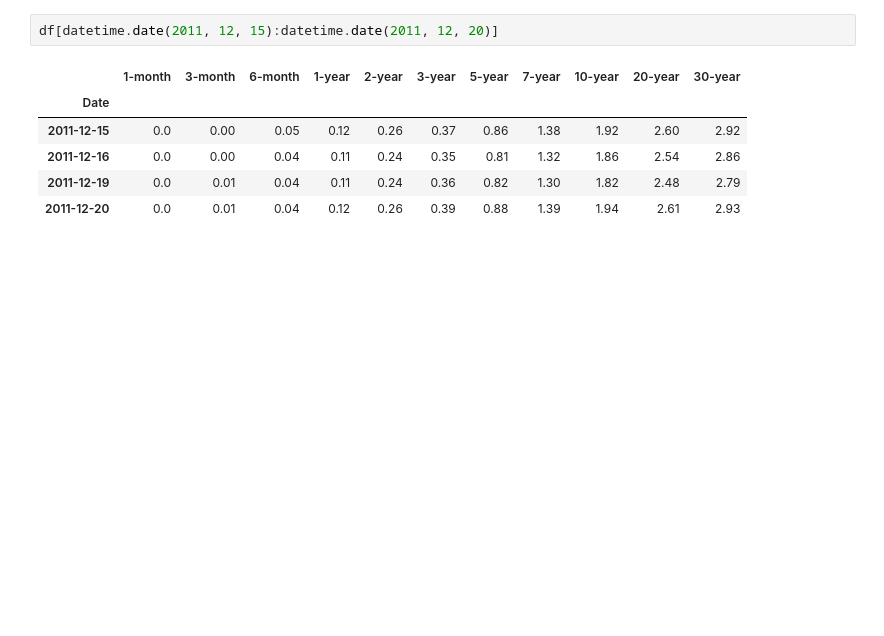
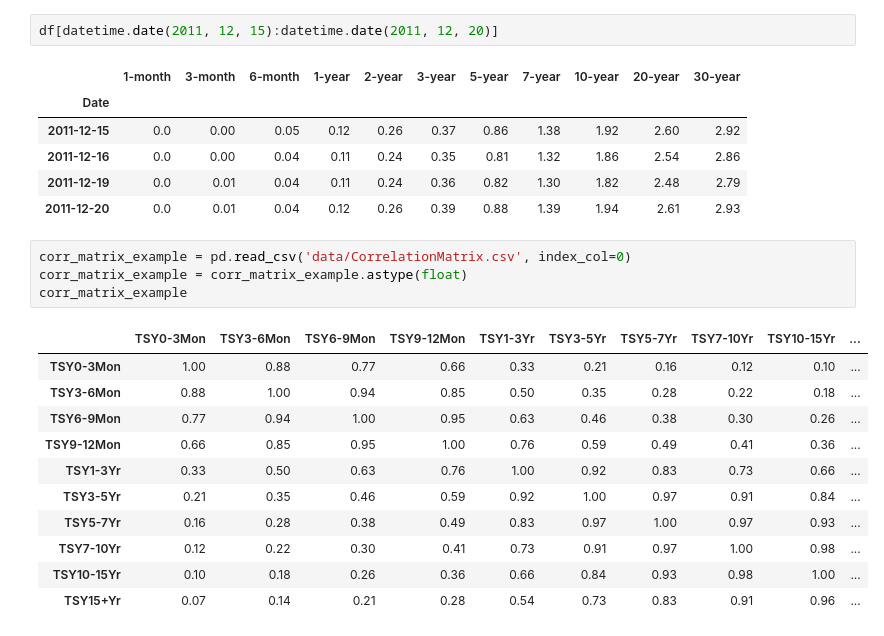
Before and after one commit to canelbiryol/Risk_Portfolio_Management, a Jupyter notebook: Homework2/Homework2.ipynb, the cells around one changed output. Drawn from its saved outputs; the diff is of its cells as text; blank space fills up the shorter version.

```diff
--- a/Homework2/Homework2.ipynb
+++ b/Homework2/Homework2.ipynb
@@ -279,3 +269,19 @@ df[datetime.date(2011, 12, 15):datetime.date(2011, 12, 20)]
 | 2011-12-16 | 0.0 | 0.00 | 0.04 | 0.11 | 0.24 | 0.35 | 0.81 | 1.32 | 1.86 | 2.54 | 2.86 |
 | 2011-12-19 | 0.0 | 0.01 | 0.04 | 0.11 | 0.24 | 0.36 | 0.82 | 1.30 | 1.82 | 2.48 | 2.79 |
 | 2011-12-20 | 0.0 | 0.01 | 0.04 | 0.12 | 0.26 | 0.39 | 0.88 | 1.39 | 1.94 | 2.61 | 2.93 |
+# %%
+corr_matrix_example = pd.read_csv('data/CorrelationMatrix.csv', index_col=0)
+corr_matrix_example = corr_matrix_example.astype(float)
+corr_matrix_example
+# %% [output]
+|  | TSY0-3Mon | TSY3-6Mon | TSY6-9Mon | TSY9-12Mon | TSY1-3Yr | TSY3-5Yr | TSY5-7Yr | TSY7-10Yr | TSY10-15Yr | ... |
+| TSY0-3Mon | 1.00 | 0.88 | 0.77 | 0.66 | 0.33 | 0.21 | 0.16 | 0.12 | 0.10 | ... |
+| TSY3-6Mon | 0.88 | 1.00 | 0.94 | 0.85 | 0.50 | 0.35 | 0.28 | 0.22 | 0.18 | ... |
+| TSY6-9Mon | 0.77 | 0.94 | 1.00 | 0.95 | 0.63 | 0.46 | 0.38 | 0.30 | 0.26 | ... |
+| TSY9-12Mon | 0.66 | 0.85 | 0.95 | 1.00 | 0.76 | 0.59 | 0.49 | 0.41 | 0.36 | ... |
+| TSY1-3Yr | 0.33 | 0.50 | 0.63 | 0.76 | 1.00 | 0.92 | 0.83 | 0.73 | 0.66 | ... |
+| TSY3-5Yr | 0.21 | 0.35 | 0.46 | 0.59 | 0.92 | 1.00 | 0.97 | 0.91 | 0.84 | ... |
+| TSY5-7Yr | 0.16 | 0.28 | 0.38 | 0.49 | 0.83 | 0.97 | 1.00 | 0.97 | 0.93 | ... |
+| TSY7-10Yr | 0.12 | 0.22 | 0.30 | 0.41 | 0.73 | 0.91 | 0.97 | 1.00 | 0.98 | ... |
+| TSY10-15Yr | 0.10 | 0.18 | 0.26 | 0.36 | 0.66 | 0.84 | 0.93 | 0.98 | 1.00 | ... |
+| TSY15+Yr | 0.07 | 0.14 | 0.21 | 0.28 | 0.54 | 0.73 | 0.83 | 0.91 | 0.96 | ... |
```
Also changed, not shown: parts of 8 cells of this notebook, 2 other files.
